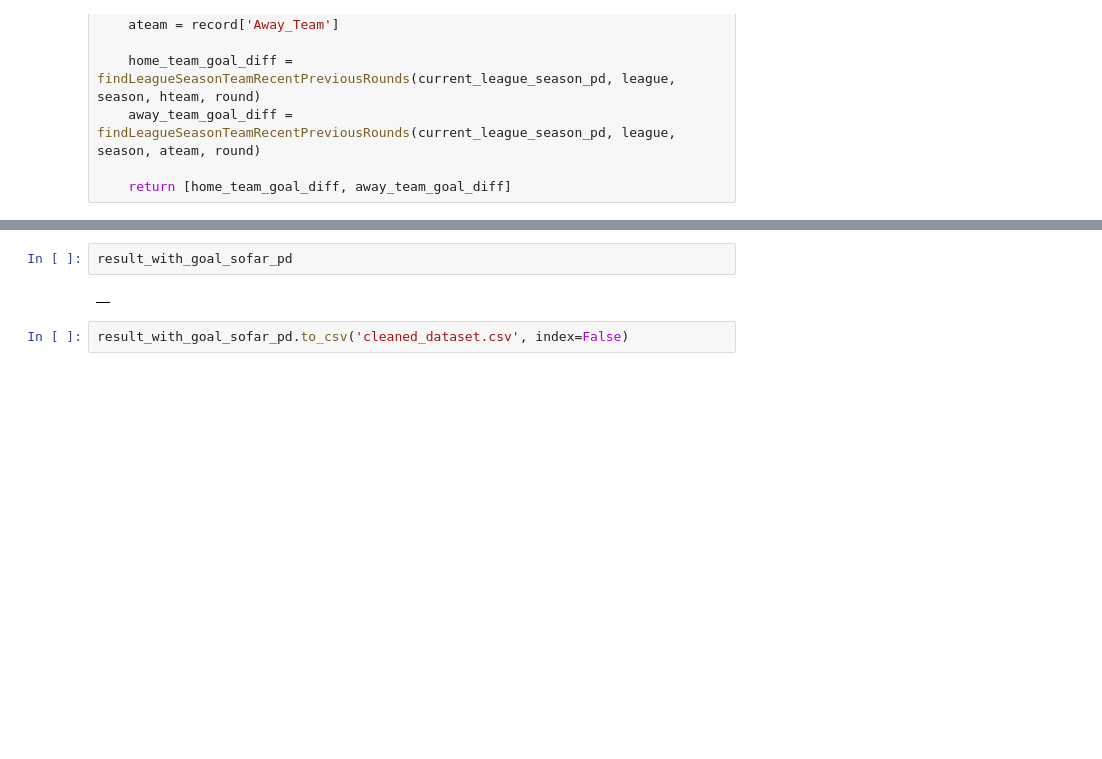
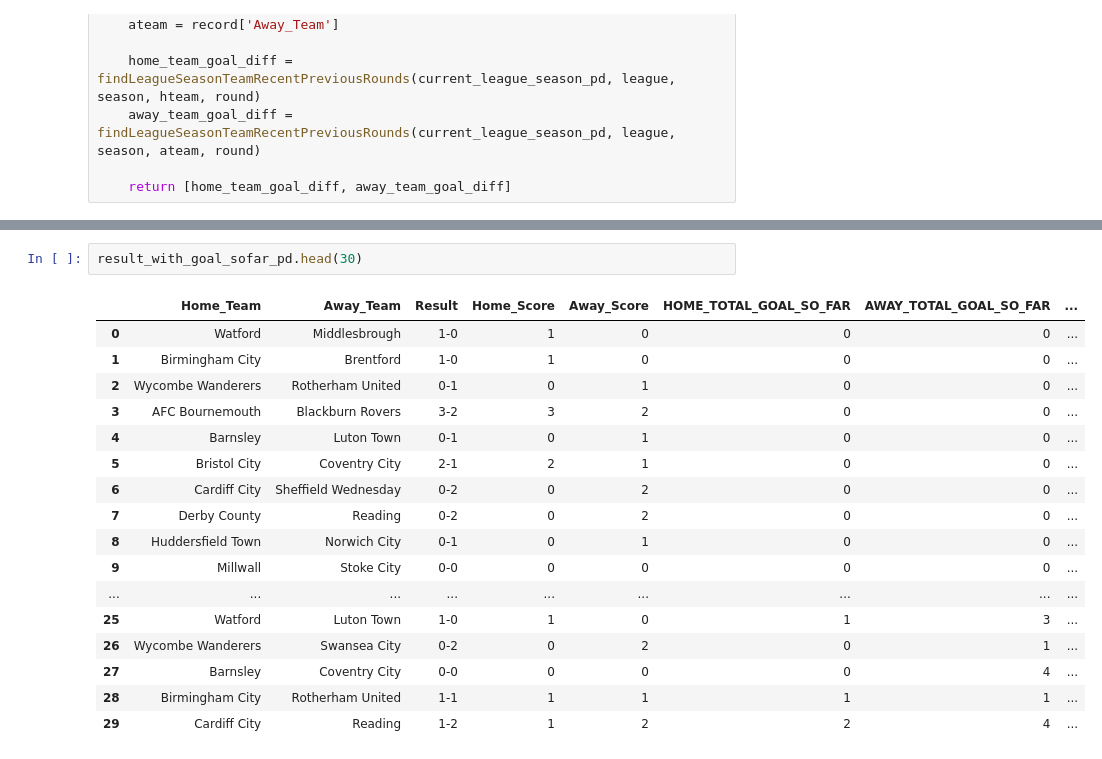
Before and after one commit to frankie-2nfro-com/football_match_outcome_prediction, a Jupyter notebook: pipeline.ipynb, the cells around one changed output, grey strips where cells are left out. Cells and saved outputs as stored; diff of their text form; blank space fills up the shorter version.

```diff
--- a/pipeline.ipynb
+++ b/pipeline.ipynb
@@ -158,6 +158,20 @@ current_league_season_pd
 # %%
-result_with_goal_sofar_pd
+result_with_goal_sofar_pd.head(30)
 # %% [output]
-|  |
+|  | Home_Team | Away_Team | Result | Home_Score | Away_Score | HOME_TOTAL_GOAL_SO_FAR | AWAY_TOTAL_GOAL_SO_FAR | ... |
+| 0 | Watford | Middlesbrough | 1-0 | 1 | 0 | 0 | 0 | ... |
+| 1 | Birmingham City | Brentford | 1-0 | 1 | 0 | 0 | 0 | ... |
+| 2 | Wycombe Wanderers | Rotherham United | 0-1 | 0 | 1 | 0 | 0 | ... |
+| 3 | AFC Bournemouth | Blackburn Rovers | 3-2 | 3 | 2 | 0 | 0 | ... |
+| 4 | Barnsley | Luton Town | 0-1 | 0 | 1 | 0 | 0 | ... |
+| 5 | Bristol City | Coventry City | 2-1 | 2 | 1 | 0 | 0 | ... |
+| 6 | Cardiff City | Sheffield Wednesday | 0-2 | 0 | 2 | 0 | 0 | ... |
+| 7 | Derby County | Reading | 0-2 | 0 | 2 | 0 | 0 | ... |
+| 8 | Huddersfield Town | Norwich City | 0-1 | 0 | 1 | 0 | 0 | ... |
+| 9 | Millwall | Stoke City | 0-0 | 0 | 0 | 0 | 0 | ... |
+| ... | ... | ... | ... | ... | ... | ... | ... | ... |
+| 25 | Watford | Luton Town | 1-0 | 1 | 0 | 1 | 3 | ... |
+| 26 | Wycombe Wanderers | Swansea City | 0-2 | 0 | 2 | 0 | 1 | ... |
+| 27 | Barnsley | Coventry City | 0-0 | 0 | 0 | 0 | 4 | ... |
+| 28 | Birmingham City | Rotherham United | 1-1 | 1 | 1 | 1 | 1 | ... |
+| 29 | Cardiff City | Reading | 1-2 | 1 | 2 | 2 | 4 | ... |
-# %%
-result_with_goal_sofar_pd.to_csv('cleaned_dataset.csv', index=False)
```
Also changed, not shown: parts of 2 cells of this notebook.
